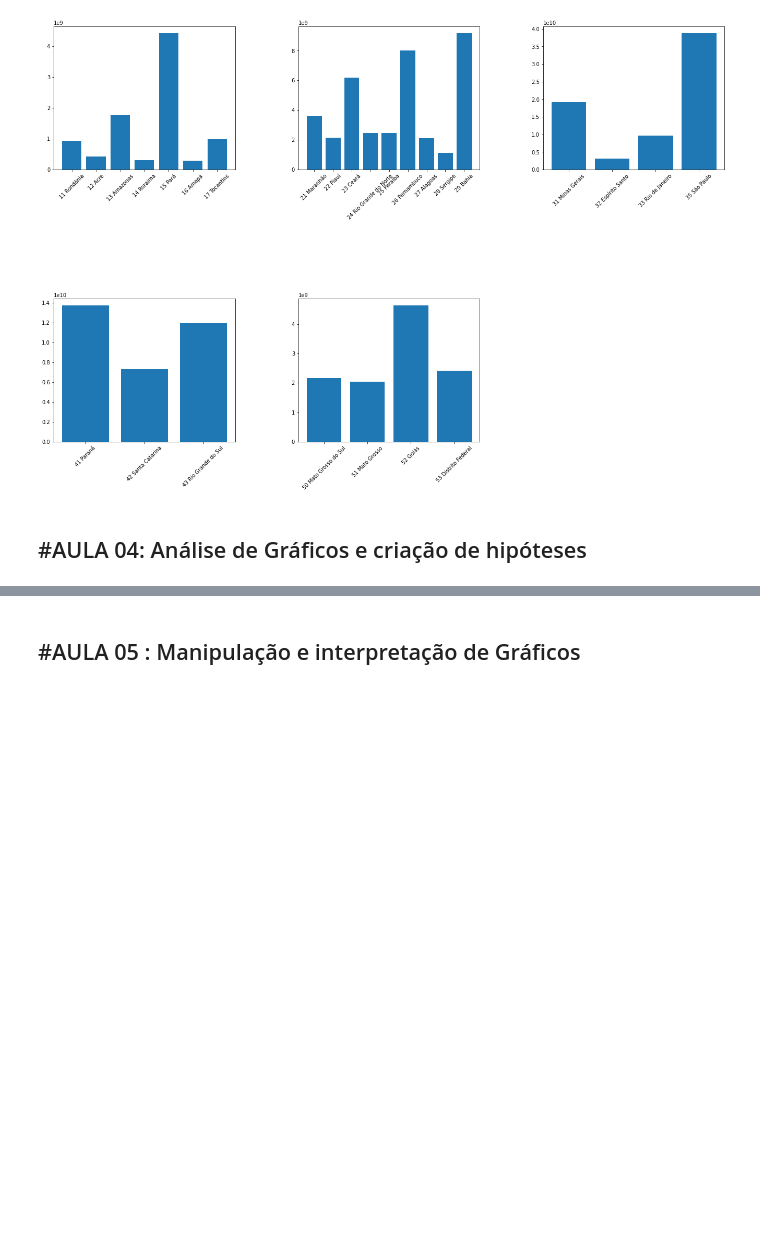
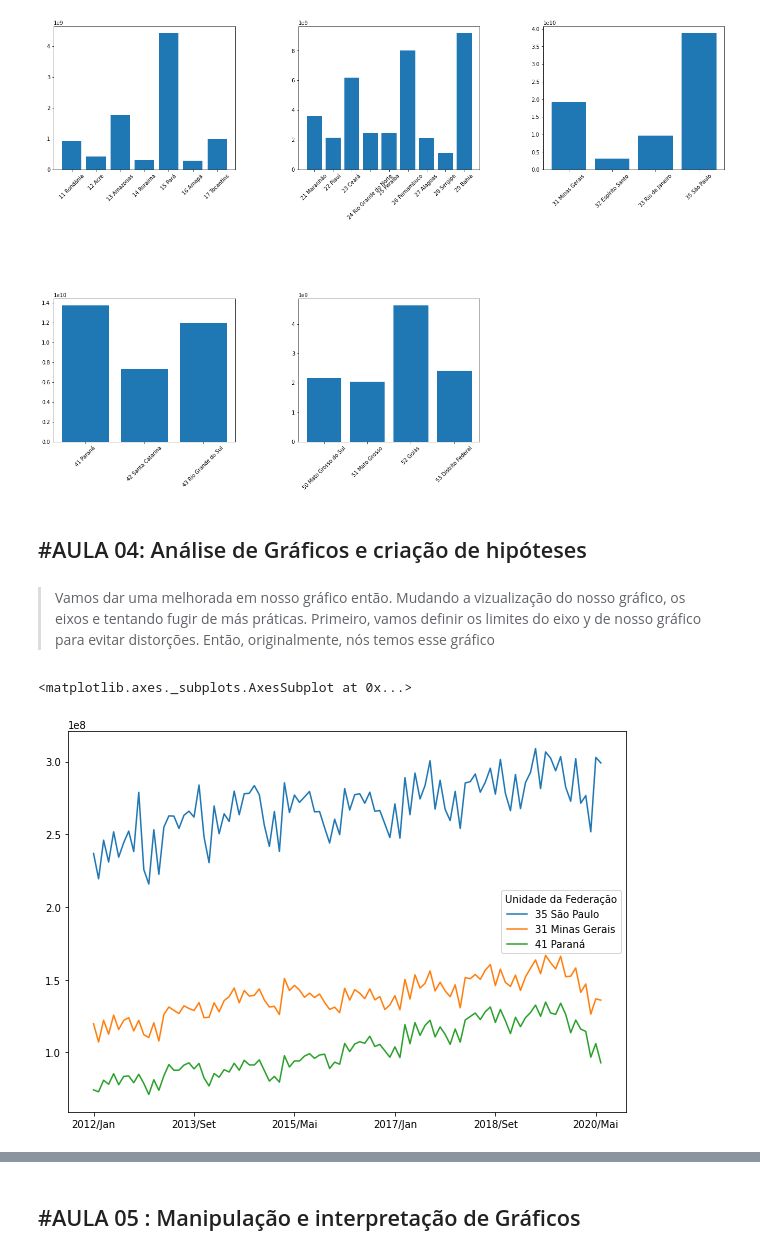
Before and after one commit to MatheusOrange211/Bootcamp-Alura, a Jupyter notebook: Bootcamp_Alura_Data_Science_Hospitalar.ipynb, the cells around one changed output, grey strips where cells are left out. Saved outputs shown, nothing was run; the diff lists cells and outputs as text; code cells hidden in the pictures; blank space fills up the shorter version.

```diff
--- a/Bootcamp_Alura_Data_Science_Hospitalar.ipynb
+++ b/Bootcamp_Alura_Data_Science_Hospitalar.ipynb
@@ -1039,3 +1037,10 @@ plt.show()
 # %% [markdown]
 #AULA 04: Análise de Gráficos e criação de hipóteses
 ---
+# %% [markdown]
+> Vamos dar uma melhorada em nosso gráfico então. Mudando a vizualização do nosso gráfico, os eixos e tentando fugir de más práticas. Primeiro, vamos definir os limites do eixo y de nosso gráfico para evitar distorções. Então, originalmente, nós temos esse gráfico
+# %%
+ordenado_por_total_gastos[ordenado_por_total_gastos.columns[53:155]].head(3).T.plot(figsize=(10,7))
+# %% [output]
+<matplotlib.axes._subplots.AxesSubplot at 0x...>
+[figure, added]
```
Also changed, not shown: parts of 33 cells of this notebook.
